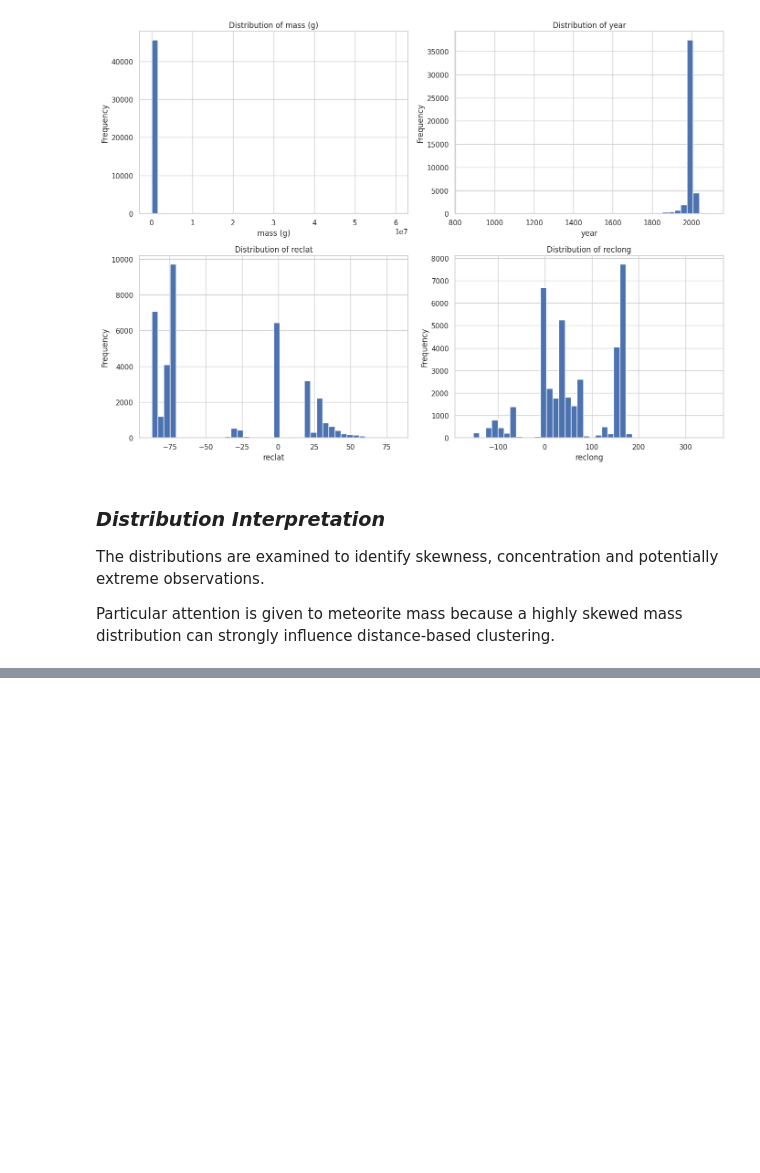
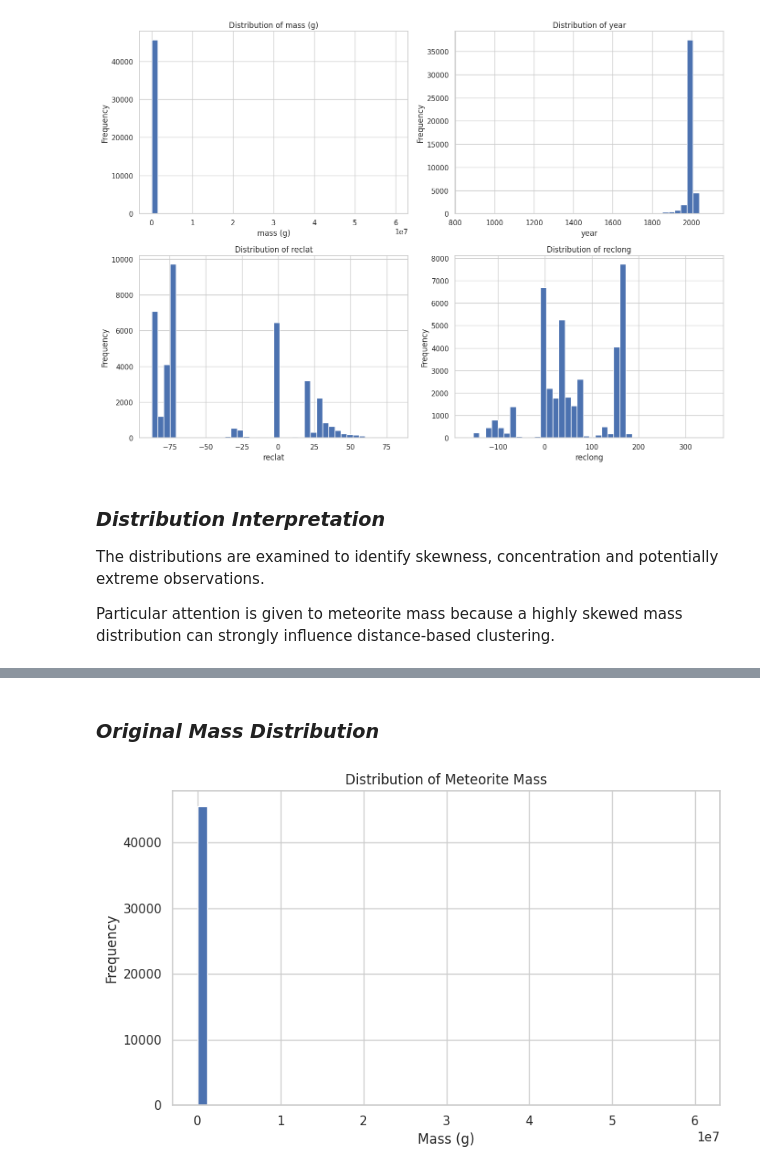
Before and after one commit to manaswiniyoshitha2006-netizen/ML-Evaluation, a Jupyter notebook: notebooks/clustering.ipynb, the cells around one changed output, grey strips where cells are left out. Drawn from its saved outputs; the diff is of its cells as text; code cells hidden in the pictures; blank space fills up the shorter version.

```diff
--- a/notebooks/clustering.ipynb
+++ b/notebooks/clustering.ipynb
@@ -447,0 +454,11 @@ mass distribution can strongly influence distance-based clustering.
+# %%
+mass_data = df["mass (g)"].dropna()
+
+display(
+    mass_data.describe()
+)
+
+print(
+    "Mass skewness:",
+    mass_data.skew()
+)
@@ -447,0 +477,18 @@ mass distribution can strongly influence distance-based clustering.
+# %% [markdown]
+### *Original Mass Distribution*
+# %%
+plt.figure(figsize=(8, 5))
+
+plt.hist(
+    mass_data,
+    bins=50
+)
+
+plt.xlabel("Mass (g)")
+plt.ylabel("Frequency")
+plt.title("Distribution of Meteorite Mass")
+
+plt.tight_layout()
+plt.show()
+# %% [output]
+[figure, added]
```
Also changed, not shown: parts of 12 cells of this notebook.
